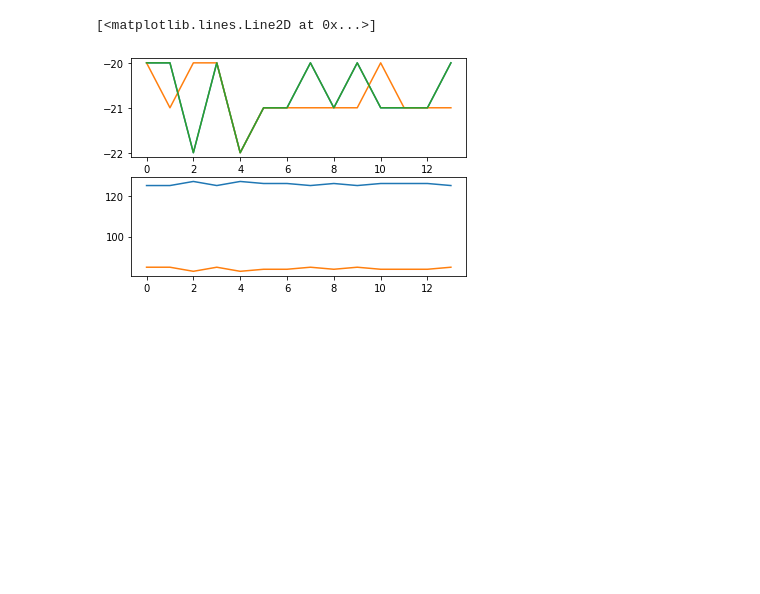
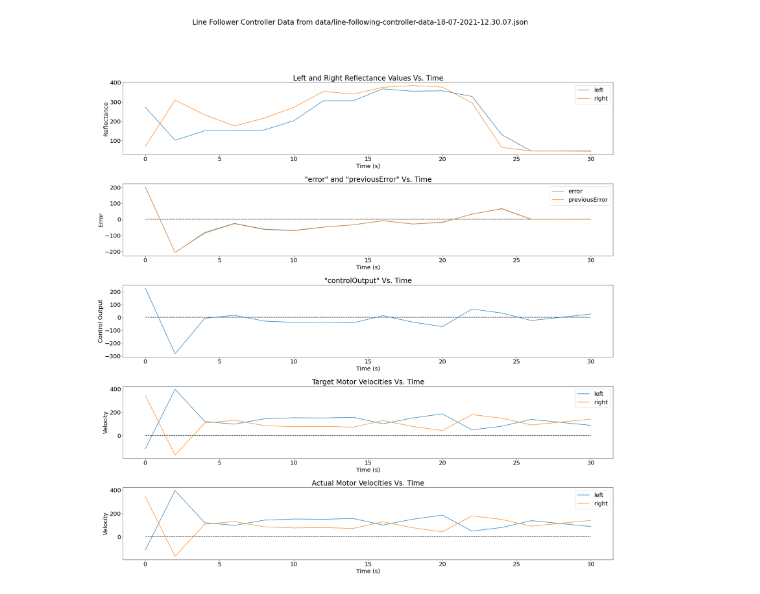
Before and after one commit to graysonk546/autonomous-can-collecting-robot, a Jupyter notebook: src/scripts/line-following-diagnostics/line-following-diagnostics.ipynb, the cells around one changed output. Drawn from its saved outputs; the diff is of its cells as text; code cells hidden in the pictures; blank space fills up the shorter version.

Commit message:
implement data visualization for controller data

```diff
--- a/src/scripts/line-following-diagnostics/line-following-diagnostics.ipynb
+++ b/src/scripts/line-following-diagnostics/line-following-diagnostics.ipynb
@@ -8,18 +78,4 @@ def load_data(filename):
 # %%
-controller_data = load_data('data/line-following-controller-data-17-07-2021-21.10.13.json')
+plot_data('data/line-following-controller-data-18-07-2021-12.30.07.json', 2)
+# %% [output]
+[figure, added]
-# %%
-error = [controller_data[x]['data']['controller']['state']['error'] for x in range(len(controller_data))]
-previous_error = [controller_data[x]['data']['controller']['state']['previousError'] for x in range(len(controller_data))]
-control_output = [controller_data[x]['data']['controller']['state']['controlOutput'] for x in range(len(controller_data))]
-left_motor_velocity = [controller_data[x]['data']['controller']['state']['leftMotorVelocity'] for x in range(len(controller_data))]
-right_motor_velocity = [controller_data[x]['data']['controller']['state']['rightMotorVelocity'] for x in range(len(controller_data))]
-
-fig, axs = plt.subplots(2)
-axs[0].plot(error)
-axs[0].plot(previous_error)
-axs[0].plot(control_output)
-axs[1].plot(left_motor_velocity)
-axs[1].plot(right_motor_velocity)
-# %% [output]
-[<matplotlib.lines.Line2D at 0x...>]
-[figure, removed]
```
Also changed, not shown: parts of 3 cells of this notebook.
